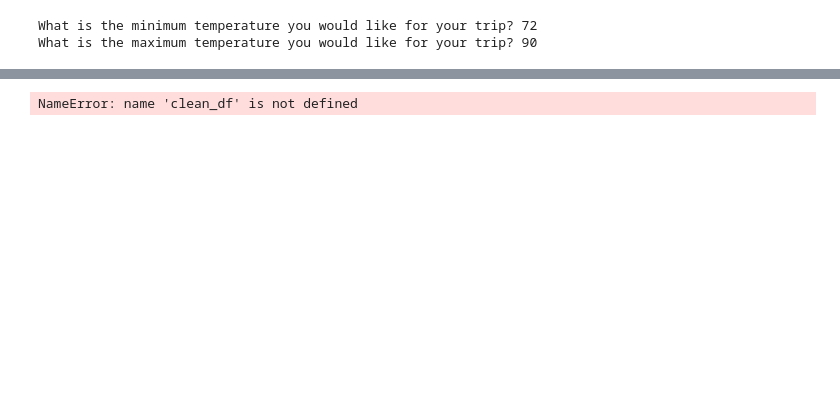
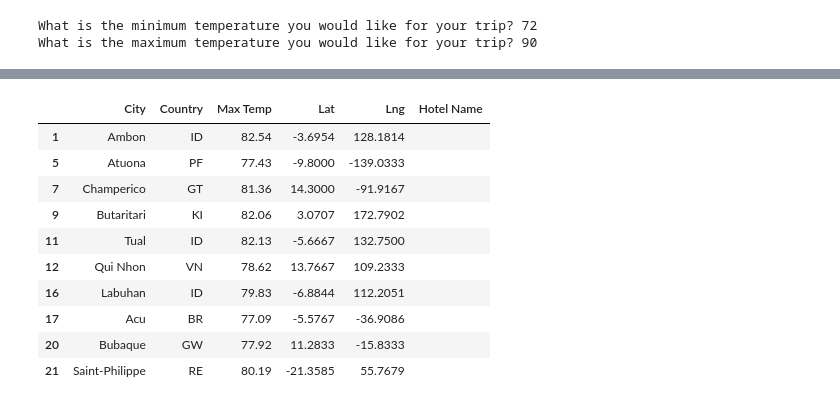
Before and after one commit to Christellejg/World_Weather_Analysis, a Jupyter notebook: Vaction_Search/Vacation_Search.ipynb, the cells around one changed output, grey strips where cells are left out. Cells and saved outputs as stored; diff of their text form; code cells hidden in the pictures; blank space fills up the shorter version.

```diff
--- a/Vaction_Search/Vacation_Search.ipynb
+++ b/Vaction_Search/Vacation_Search.ipynb
@@ -65,7 +95,7 @@ NameError: name 'best_cities_df' is not defined
 # %%
 # 4b. Drop any empty rows and create a new DataFrame that doesn’t have empty rows.
 nan_value = "NaN"
-best_df.replace("", nan_value, inplace=True)
-best_df.dropna(subset = ["Country"], inplace=True)
+best_cities_df.replace("", nan_value, inplace=True)
+best_cities_df.dropna(subset = ["Country"], inplace=True)
 best_cities_df.count()
 # %% [output]
@@ -73,12 +121,22 @@ NameError: name 'best_df' is not defined
 # %%
 # 5a. Create DataFrame called hotel_df to store hotel names along with city, country, max temp, and coordinates.
-hotel_df = clean_df[["City", "Country", "Max Temp", "Current Description", "Lat", "Lng"]].copy()
+hotel_df = best_cities_df[["City", "Country", "Max Temp", "Lat", "Lng"]].copy()
 
 # 5b. Create a new column "Hotel Name"
 hotel_df["Hotel Name"] = ""
 hotel_df.head(10)
 # %% [output]
-NameError: name 'clean_df' is not defined
+|  | City | Country | Max Temp | Lat | Lng | Hotel Name |
+| 1 | Ambon | ID | 82.54 | -3.6954 | 128.1814 |  |
+| 5 | Atuona | PF | 77.43 | -9.8000 | -139.0333 |  |
+| 7 | Champerico | GT | 81.36 | 14.3000 | -91.9167 |  |
+| 9 | Butaritari | KI | 82.06 | 3.0707 | 172.7902 |  |
+| 11 | Tual | ID | 82.13 | -5.6667 | 132.7500 |  |
+| 12 | Qui Nhon | VN | 78.62 | 13.7667 | 109.2333 |  |
+| 16 | Labuhan | ID | 79.83 | -6.8844 | 112.2051 |  |
+| 17 | Acu | BR | 77.09 | -5.5767 | -36.9086 |  |
+| 20 | Bubaque | GW | 77.92 | 11.2833 | -15.8333 |  |
+| 21 | Saint-Philippe | RE | 80.19 | -21.3585 | 55.7679 |  |
 # %%
 # 6a. Set parameters to search for hotels with 5000 meters.
 params = {
```
Also changed, not shown: parts of 15 cells of this notebook.
